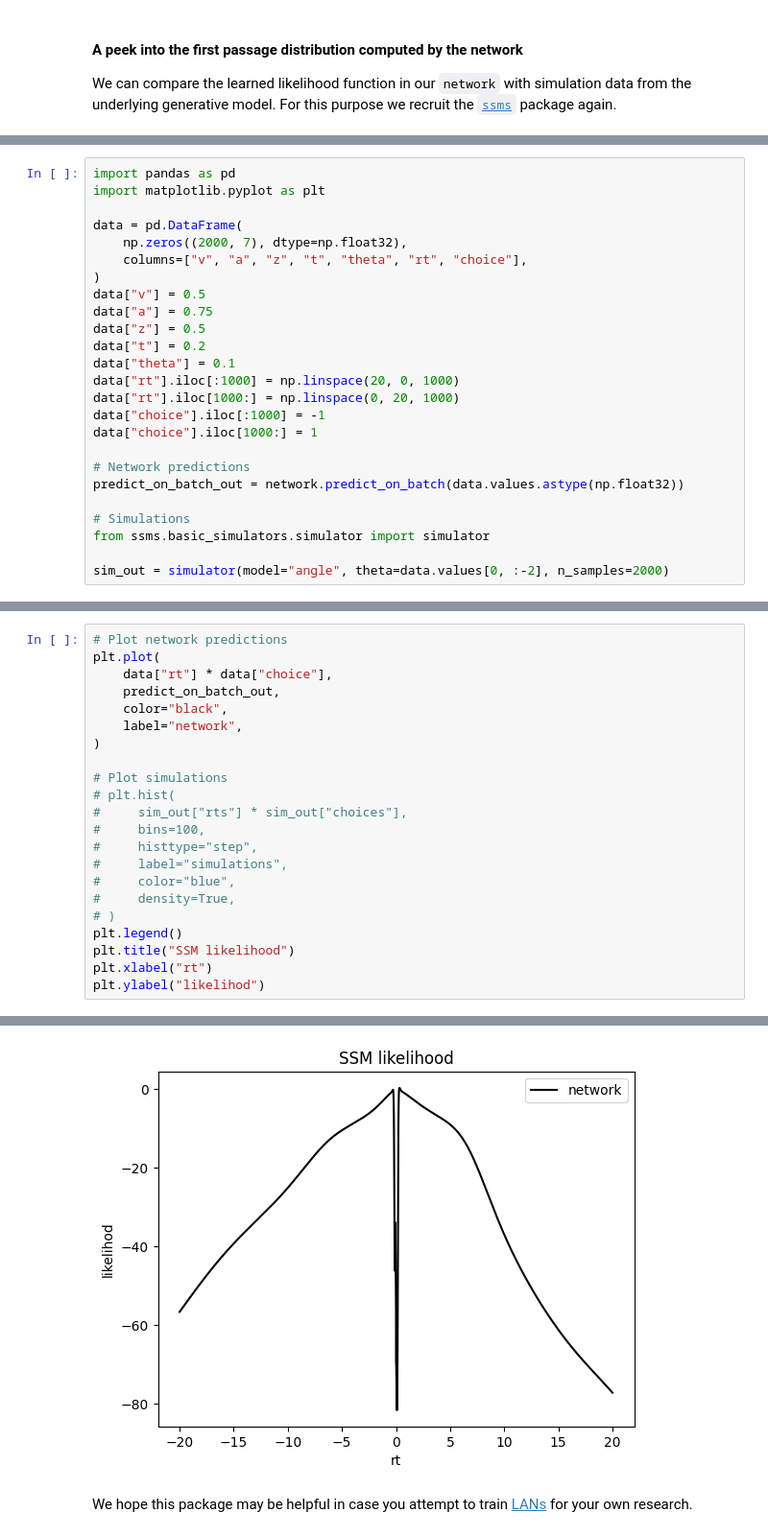
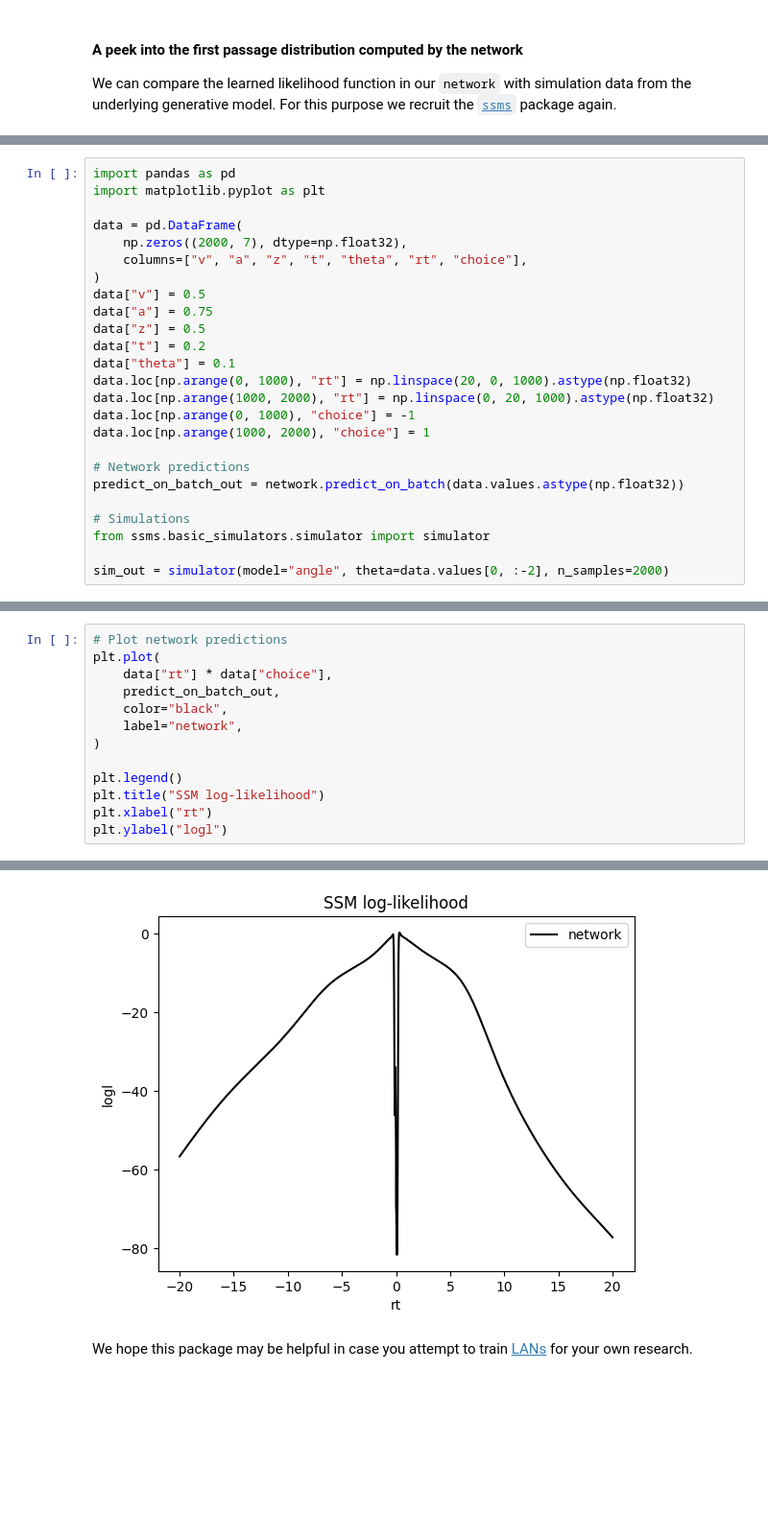
Before and after one commit to AlexanderFengler/LANfactory, a Jupyter notebook: docs/basic_tutorial/basic_tutorial.ipynb, the cells around one changed output, grey strips where cells are left out. Shown at 96% size. Drawn from its saved outputs; the diff is of its cells as text; blank space fills up the shorter version.

```diff
--- a/docs/basic_tutorial/basic_tutorial.ipynb
+++ b/docs/basic_tutorial/basic_tutorial.ipynb
@@ -345,10 +339,10 @@ data["a"] = 0.75
 data["z"] = 0.5
 data["t"] = 0.2
 data["theta"] = 0.1
-data["rt"].iloc[:1000] = np.linspace(20, 0, 1000)
-data["rt"].iloc[1000:] = np.linspace(0, 20, 1000)
-data["choice"].iloc[:1000] = -1
-data["choice"].iloc[1000:] = 1
+data.loc[np.arange(0, 1000), "rt"] = np.linspace(20, 0, 1000).astype(np.float32)
+data.loc[np.arange(1000, 2000), "rt"] = np.linspace(0, 20, 1000).astype(np.float32)
+data.loc[np.arange(0, 1000), "choice"] = -1
+data.loc[np.arange(1000, 2000), "choice"] = 1
 
 # Network predictions
 predict_on_batch_out = network.predict_on_batch(data.values.astype(np.float32))
@@ -384,17 +360,8 @@ plt.plot(
     label="network",
 )
 
-# Plot simulations
-# plt.hist(
-#     sim_out["rts"] * sim_out["choices"],
-#     bins=100,
-#     histtype="step",
-#     label="simulations",
-#     color="blue",
-#     density=True,
-# )
 plt.legend()
-plt.title("SSM likelihood")
+plt.title("SSM log-likelihood")
 plt.xlabel("rt")
-plt.ylabel("likelihod")
+plt.ylabel("logl")
 # %% [output]
@@ -402,4 +369,4 @@ Text(0, 0.5, 'likelihod')
-[figure, old version]
+[figure, new version]
 # %% [markdown]
 We hope this package may be helpful in case you attempt to train [LANs](https://elifesciences.org/articles/65074) for your own research.
 # %% [markdown]
```
Also changed, not shown: parts of 9 cells of this notebook, 13 other files.
